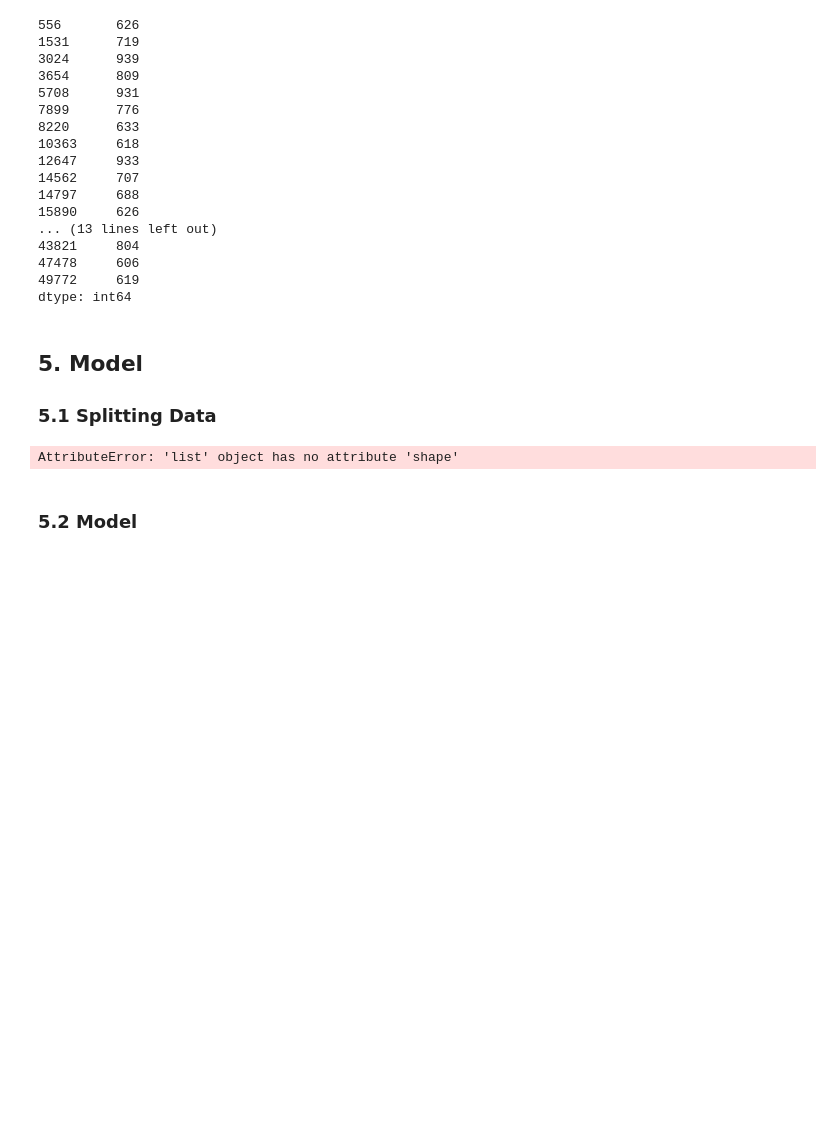
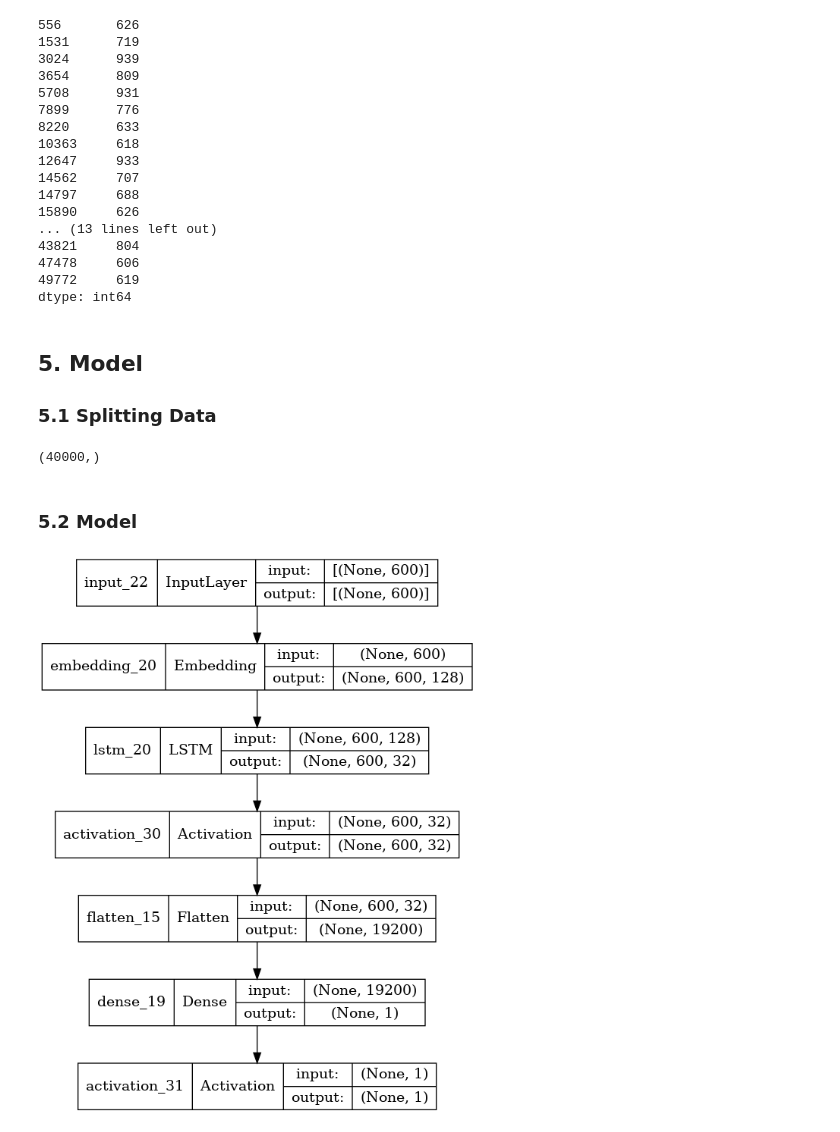
Before and after one commit to m-dziuba/NLP_imdb, a Jupyter notebook: nlp_imdb.ipynb, the cells around one changed output. Cells and saved outputs as stored; diff of their text form; code cells hidden in the pictures; blank space fills up the shorter version.

Commit message:
Add initial model

```diff
--- a/nlp_imdb.ipynb
+++ b/nlp_imdb.ipynb
@@ -385,6 +394,22 @@ y_test = y_test[validation_set_length:]
 # %%
-y_test.shape
+y_train.shape
 # %% [output]
-AttributeError: 'list' object has no attribute 'shape'
+(40000,)
 # %% [markdown]
 ### 5.2 Model
+# %%
+def make_model(input_shape):
+    inputs = keras.Input(shape=input_shape)
+    x = layers.Embedding(160000, 128)(inputs)
+    x = layers.LSTM(32, dropout=0.2, return_sequences=True)(x)
+    x = layers.Activation("relu")(x)
+    x = layers.Flatten()(x)
+    x = layers.Dense(1)(x)
+    outputs = layers.Activation("sigmoid")(x)
+
+    return keras.Model(inputs, outputs)
+
+own_model = make_model(input_shape=600)
+keras.utils.plot_model(own_model, show_shapes=True)
+# %% [output]
+[figure, added]
```
Also changed, not shown: parts of 10 cells of this notebook, 1 other file.
